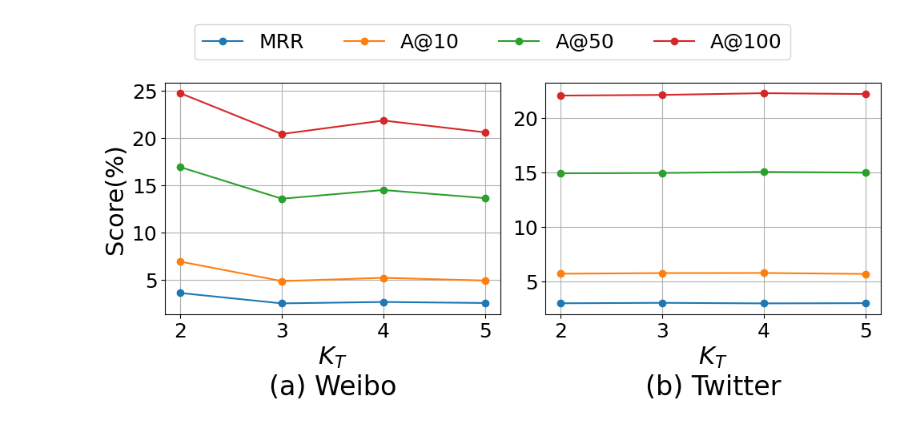
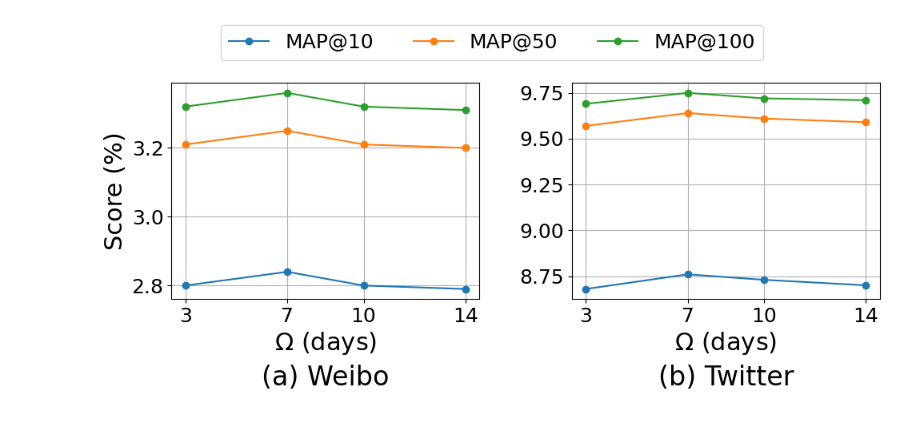
Before and after one commit to william-wang-stu/pyHeter-GAT, a Jupyter notebook: preprocess-llm/plot.ipynb, the cells around one changed output. Cells and saved outputs as stored; diff of their text form; code cells hidden in the pictures.

```diff
--- a/preprocess-llm/plot.ipynb
+++ b/preprocess-llm/plot.ipynb
@@ -6,19 +6,19 @@
 import matplotlib.pyplot as plt
 import numpy as np
 
-hyparams = np.array([2, 3, 4, 5])
+hyparams = np.array([3, 7, 10, 14])
 
 # First All Weibo Then Twitter
 input_s = """
-3.58%	6.90%	2.86%	16.89%	3.29%	24.71%	3.40%
-2.48%	4.84%	1.83%	13.55%	2.20%	20.39%	2.30%
-2.63%	5.18%	1.95%	14.47%	2.34%	21.82%	2.45%
-2.52%	4.90%	1.88%	13.61%	2.24%	20.57%	2.34%
+3.50	6.62	2.80	16.11	3.21	23.73	3.32
+3.54	6.68	2.84	16.14	3.25	23.79	3.36
+3.50	6.61	2.80	16.17	3.21	23.92	3.32
+3.49	6.69	2.79	16.24	3.2	23.95	3.31
 
-2.96%	5.68%	2.28%	14.93%	2.68%	22.09%	2.78%
-3.00%	5.74%	2.32%	14.96%	2.72%	22.15%	2.82%
-2.95%	5.75%	2.27%	15.06%	2.67%	22.31%	2.77%
-2.97%	5.66%	2.28%	14.99%	2.68%	22.23%	2.79%
+21.97%	22.18%	8.68%	41.19%	9.57%	49.12%	9.69%
+23.48%	22.25%	8.76%	40.87%	9.64%	49.22%	9.75%
+22.44%	22.23%	8.73%	41.25%	9.61%	49.14%	9.72%
+22.42%	22.21%	8.70%	41.05%	9.59%	49.07%	9.71%
 """
 
 # transform input_s to map data
@@ -26,7 +26,8 @@ def transform_to_map(hyparams, input: str):
     data = {}
     names = ["weibo", "twitter"]
     metrics_names = ["MRR", "A@10", "MAP@10", "A@50", "MAP@50", "A@100", "MAP@100"]
-    selected_indices = [0, 1, 3, 5]
+    selected_indices = [2, 4, 6]
+    # selected_indices = [0, 1, 3, 5]
     lines = input.split('\n')
     cnt = 0
     for line in lines:
@@ -36,11 +37,15 @@ def transform_to_map(hyparams, input: str):
 
         if name not in data: data[name] = []
         metrics = line.split('\t')
-        metrics = list(map(lambda x: float(x[:-1]), metrics))
+        if metrics[0][-1] == '%':
+            metrics = list(map(lambda x: float(x[:-1]), metrics))
+        else:
+            metrics = list(map(lambda x: float(x), metrics))
         data[name].append(metrics)
 
     data2 = {}
     for name, values in data.items():
+        # if name == 'weibo': selected_indices = [0,2,4,6]
         data2[name] = {}
         for midx, mname in enumerate(metrics_names):
             if midx not in selected_indices: continue
@@ -50,39 +55,40 @@ def transform_to_map(hyparams, input: str):
 # %%
 fig, (ax1, ax2) = plt.subplots(1, 2, figsize=(10, 5))
 
 # hp
 label_size = 22
 title_size = 24
 legend_size = 18
 num_size = 18
 
 data2 = transform_to_map(hyparams, input_s)
 for k, values in data2.items():
     ax = ax1 if k == 'weibo' else ax2
     for mname, mvalues in values.items():
         ax.plot(hyparams, mvalues, label=mname, marker='o')
-    ax.set_xlabel('$K_T$', fontsize=label_size)
+    ax.set_xlabel('$\Omega$ (days)', fontsize=label_size)
     if k == 'weibo':
-        ax.set_ylabel('Score(%)', fontsize=label_size)
+        ax.set_ylabel('Score (%)', fontsize=label_size)
     ax.grid(True)
 
+    ax.set_xticks(hyparams)
     ax.tick_params(axis='x', labelsize=num_size)
     ax.tick_params(axis='y', labelsize=num_size)
 
 lines, labels = ax1.get_legend_handles_labels()
 fig.legend(lines, labels, loc='upper center', bbox_to_anchor=(0.5, 1.05), ncol=4, fontsize=legend_size)
 
 # 添加子图标题
-ax1_title = ax1.set_title('(a) Weibo', y=-0.3, pad=-10, fontsize=title_size)
-ax2_title = ax2.set_title('(b) Twitter', y=-0.3, pad=-10, fontsize=title_size)
+ax1_title = ax1.set_title('(a) Weibo', y=-0.35, pad=-10, fontsize=title_size)
+ax2_title = ax2.set_title('(b) Twitter', y=-0.35, pad=-10, fontsize=title_size)
 
 # Overall title and layout
 plt.tight_layout()
-plt.subplots_adjust(top=0.88)
+plt.subplots_adjust(top=0.88, wspace=0.3)
 # plt.show()
-plt.savefig('/remote-home/share/dmb_nas/wangzejian/ntopic.png', dpi=300, bbox_inches='tight')
+plt.savefig('/remote-home/share/dmb_nas/wangzejian/window_size.png', dpi=300, bbox_inches='tight')
 # %% [output]
-[figure, old version]
+[figure, new version]
 # %%
 # 2. 色格图
 
```
Also changed, not shown: parts of 2 cells of this notebook, 30 other files.
